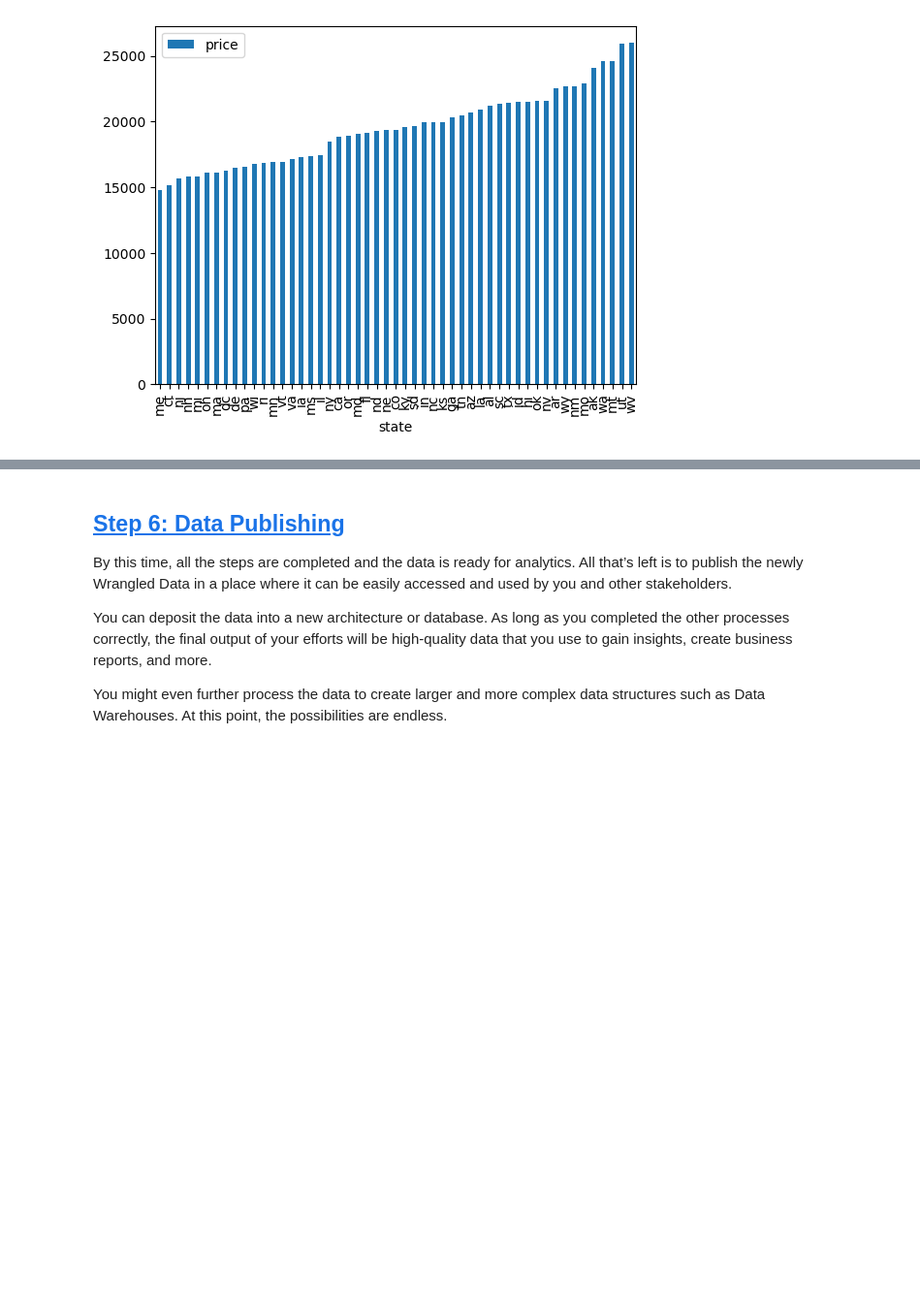
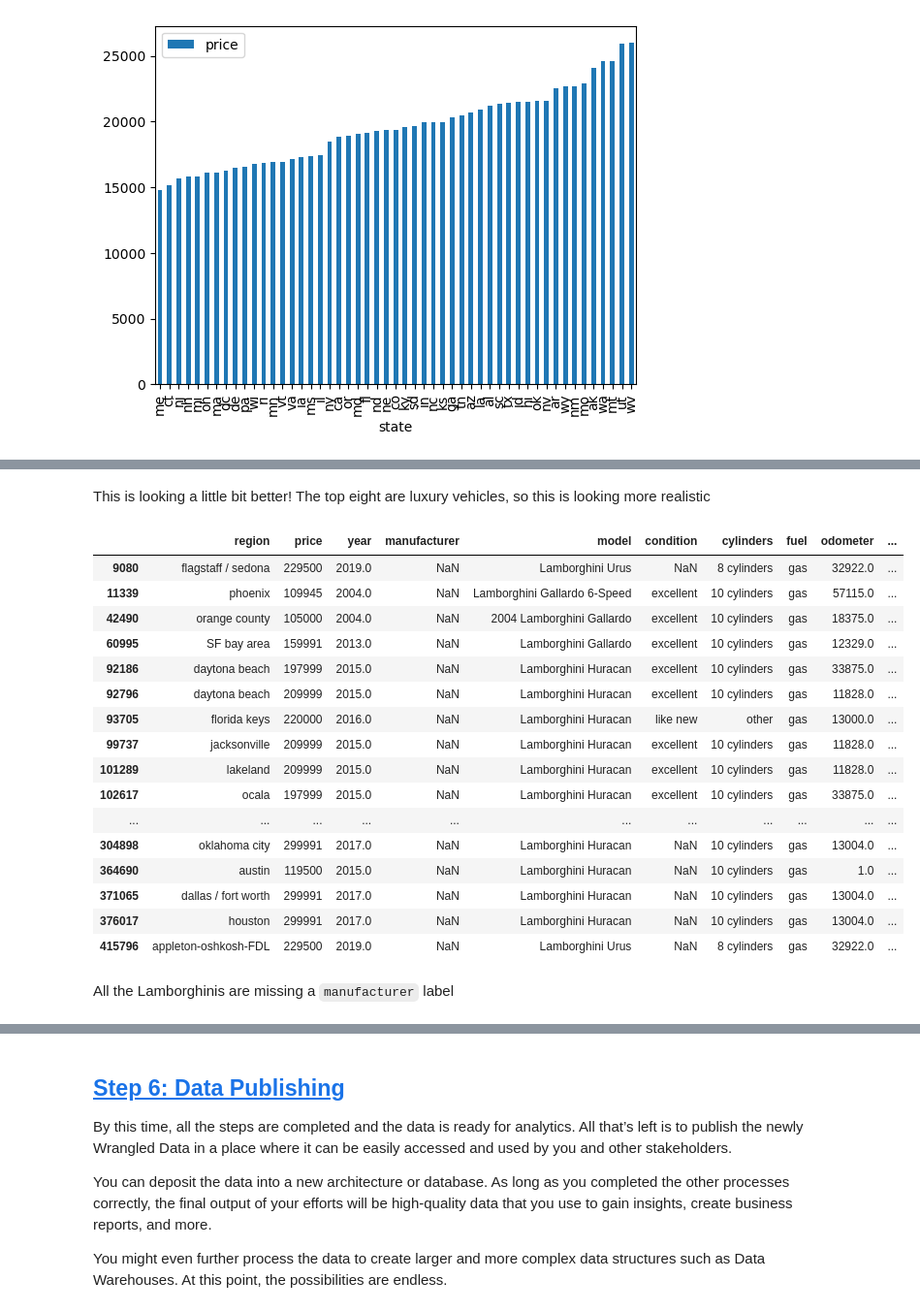
Before and after one commit to gregmckenzie88/Capstone-Two, a Jupyter notebook: notebooks/data_wrangling.ipynb, the cells around one changed output, grey strips where cells are left out. Shown at 97% size. Saved outputs shown, nothing was run; the diff lists cells and outputs as text; code cells hidden in the pictures; blank space fills up the shorter version.

Commit message:
fixed more missing labels

```diff
--- a/notebooks/data_wrangling.ipynb
+++ b/notebooks/data_wrangling.ipynb
@@ -743,0 +808,24 @@ state_price_means.sort_values(by='price').plot(kind='bar')
+# %% [markdown]
+This is looking a little bit better!  The top eight are luxury vehicles, so this is looking more realistic
+# %%
+clean_df[clean_df['model'].str.contains(r'Lamborghini', na=False)]
+# %% [output]
+|  | region | price | year | manufacturer | model | condition | cylinders | fuel | odometer | ... |
+| 9080 | flagstaff / sedona | 229500 | 2019.0 | NaN | Lamborghini Urus | NaN | 8 cylinders | gas | 32922.0 | ... |
+| 11339 | phoenix | 109945 | 2004.0 | NaN | Lamborghini Gallardo 6-Speed | excellent | 10 cylinders | gas | 57115.0 | ... |
+| 42490 | orange county | 105000 | 2004.0 | NaN | 2004 Lamborghini Gallardo | excellent | 10 cylinders | gas | 18375.0 | ... |
+| 60995 | SF bay area | 159991 | 2013.0 | NaN | Lamborghini Gallardo | excellent | 10 cylinders | gas | 12329.0 | ... |
+| 92186 | daytona beach | 197999 | 2015.0 | NaN | Lamborghini Huracan | excellent | 10 cylinders | gas | 33875.0 | ... |
+| 92796 | daytona beach | 209999 | 2015.0 | NaN | Lamborghini Huracan | excellent | 10 cylinders | gas | 11828.0 | ... |
+| 93705 | florida keys | 220000 | 2016.0 | NaN | Lamborghini Huracan | like new | other | gas | 13000.0 | ... |
+| 99737 | jacksonville | 209999 | 2015.0 | NaN | Lamborghini Huracan | excellent | 10 cylinders | gas | 11828.0 | ... |
+| 101289 | lakeland | 209999 | 2015.0 | NaN | Lamborghini Huracan | excellent | 10 cylinders | gas | 11828.0 | ... |
+| 102617 | ocala | 197999 | 2015.0 | NaN | Lamborghini Huracan | excellent | 10 cylinders | gas | 33875.0 | ... |
+| ... | ... | ... | ... | ... | ... | ... | ... | ... | ... | ... |
+| 304898 | oklahoma city | 299991 | 2017.0 | NaN | Lamborghini Huracan | NaN | 10 cylinders | gas | 13004.0 | ... |
+| 364690 | austin | 119500 | 2015.0 | NaN | Lamborghini Huracan | NaN | 10 cylinders | gas | 1.0 | ... |
+| 371065 | dallas / fort worth | 299991 | 2017.0 | NaN | Lamborghini Huracan | NaN | 10 cylinders | gas | 13004.0 | ... |
+| 376017 | houston | 299991 | 2017.0 | NaN | Lamborghini Huracan | NaN | 10 cylinders | gas | 13004.0 | ... |
+| 415796 | appleton-oshkosh-FDL | 229500 | 2019.0 | NaN | Lamborghini Urus | NaN | 8 cylinders | gas | 32922.0 | ... |
+# %% [markdown]
+All the Lamborghinis are missing a `manufacturer` label
```
Also changed, not shown: parts of 14 cells of this notebook.
